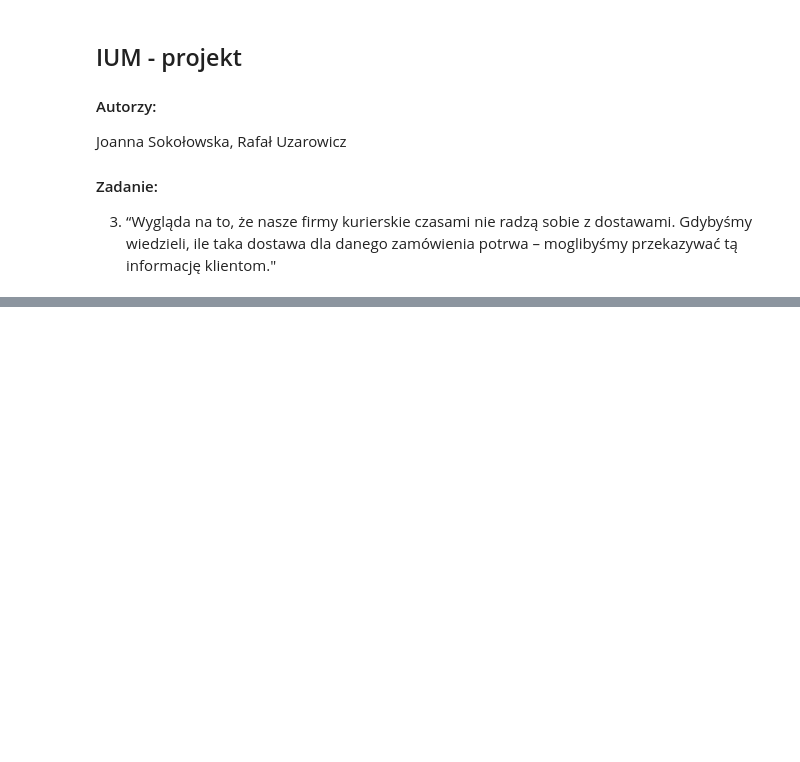
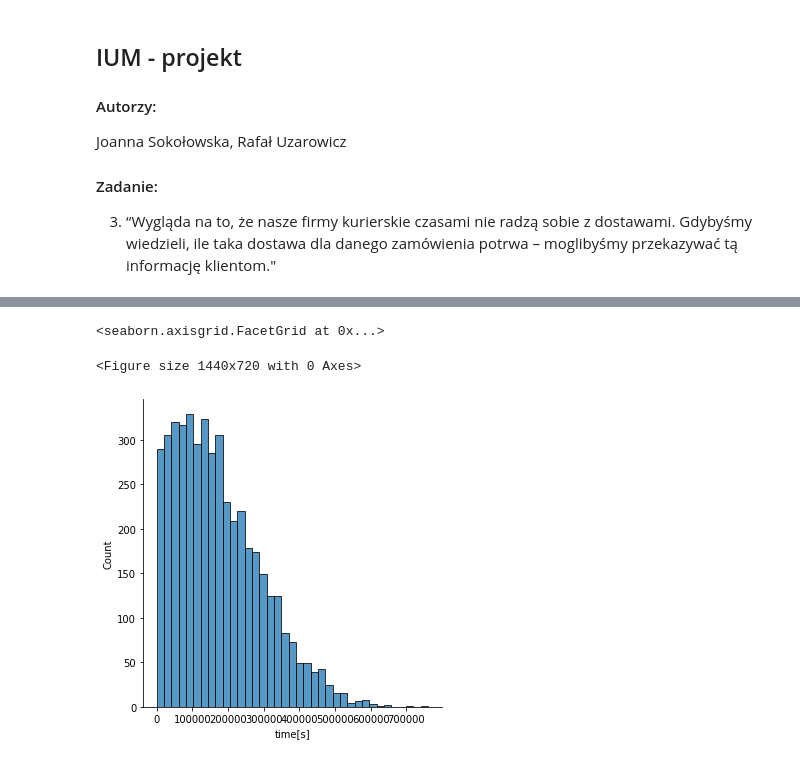
Before and after one commit to RafalUzarowicz/IUM, a Jupyter notebook: etap1.ipynb, the cells around one changed output, grey strips where cells are left out. Drawn from its saved outputs; the diff is of its cells as text; code cells hidden in the pictures; blank space fills up the shorter version.

Commit message:
Second part base done.

```diff
--- a/etap1.ipynb
+++ b/etap1.ipynb
@@ -40,7 +40,7 @@ informację klientom."
 # Ustawienie środowiska
 
 # Wstępne dane
-data_v1_dir ="/data/data_v1"
+data_v1_dir ="./data/data_v1/"
 
 deliveries_v1_path = data_v1_dir + "deliveries.jsonl"
 sessions_v1_path = data_v1_dir + "sessions.jsonl"
@@ -48,14 +48,18 @@ users_v1_path = data_v1_dir + "users.jsonl"
 products_v1_path = data_v1_dir + "products.jsonl"
 
 # Pierwsza aktualizacja
-data_v2_dir ="/data/data_v2"
+data_v2_dir ="./data/data_v2/"
 
 deliveries_v2_path = data_v2_dir + "deliveries.jsonl"
 sessions_v2_path = data_v2_dir + "sessions.jsonl"
 users_v2_path = data_v2_dir + "users.jsonl"
 products_v2_path = data_v2_dir + "products.jsonl"
 
-# Tutaj może importy?
+# Biblioteki
+import pandas as pd
+import numpy as np
+import matplotlib.pyplot as plt
+import seaborn as sns
 # %% [markdown]
 # Zadanie
 
@@ -85,0 +92,7 @@ Przybliżona liczba godzin potrzebnych na dostawę produktu.
+# %%
+deliveries_v1 = pd.read_json(deliveries_v1_path, lines=True)
+sessions_v1 = pd.read_json(sessions_v1_path, lines=True)
+users_v1 = pd.read_json(users_v1_path, lines=True)
+products_v1 = pd.read_json(products_v1_path, lines=True)
+
+data_v1 = {"products": products_v1, "sessions": sessions_v1, "users": users_v1, "deliveries":deliveries_v1}
@@ -85,0 +226,5 @@ Przybliżona liczba godzin potrzebnych na dostawę produktu.
+# %%
+deliveries_v1["purchase_timestamp"] = pd.to_datetime ( deliveries_v1["purchase_timestamp"], format='%Y-%m-%dT%H:%M', errors="coerce")
+deliveries_v1['delivery_timestamp'] = pd.to_datetime ( deliveries_v1["delivery_timestamp"], format='%Y-%m-%dT%H:%M:%S', errors="coerce")
+deliveries_v1["time_difference"] = deliveries_v1["delivery_timestamp"] - deliveries_v1["purchase_timestamp"]
+deliveries_v1.head()
@@ -85,0 +254,8 @@ Przybliżona liczba godzin potrzebnych na dostawę produktu.
+# %%
+preped = deliveries_v1[deliveries_v1["time_difference"] > pd.Timedelta(hours=0)].copy()
+def to_seconds (time_delta):
+  return time_delta.total_seconds()
+preped["time[s]"]=preped["time_difference"].apply(to_seconds)
+preped["time[h]"]=preped["time_difference"].apply(lambda x: x.total_seconds()/(60*60))
+preped["delivery_weekday"]=preped['delivery_timestamp'].dt.day_name()
+preped.head()
@@ -85,0 +269,7 @@ Przybliżona liczba godzin potrzebnych na dostawę produktu.
+# %%
+plt.figure(figsize=(20,10))
+sns.displot(preped["time[s]"])
+# %% [output]
+<seaborn.axisgrid.FacetGrid at 0x...>
+<Figure size 1440x720 with 0 Axes>
+[figure, added]
```
Also changed, not shown: parts of 42 cells of this notebook, 2 other files.
